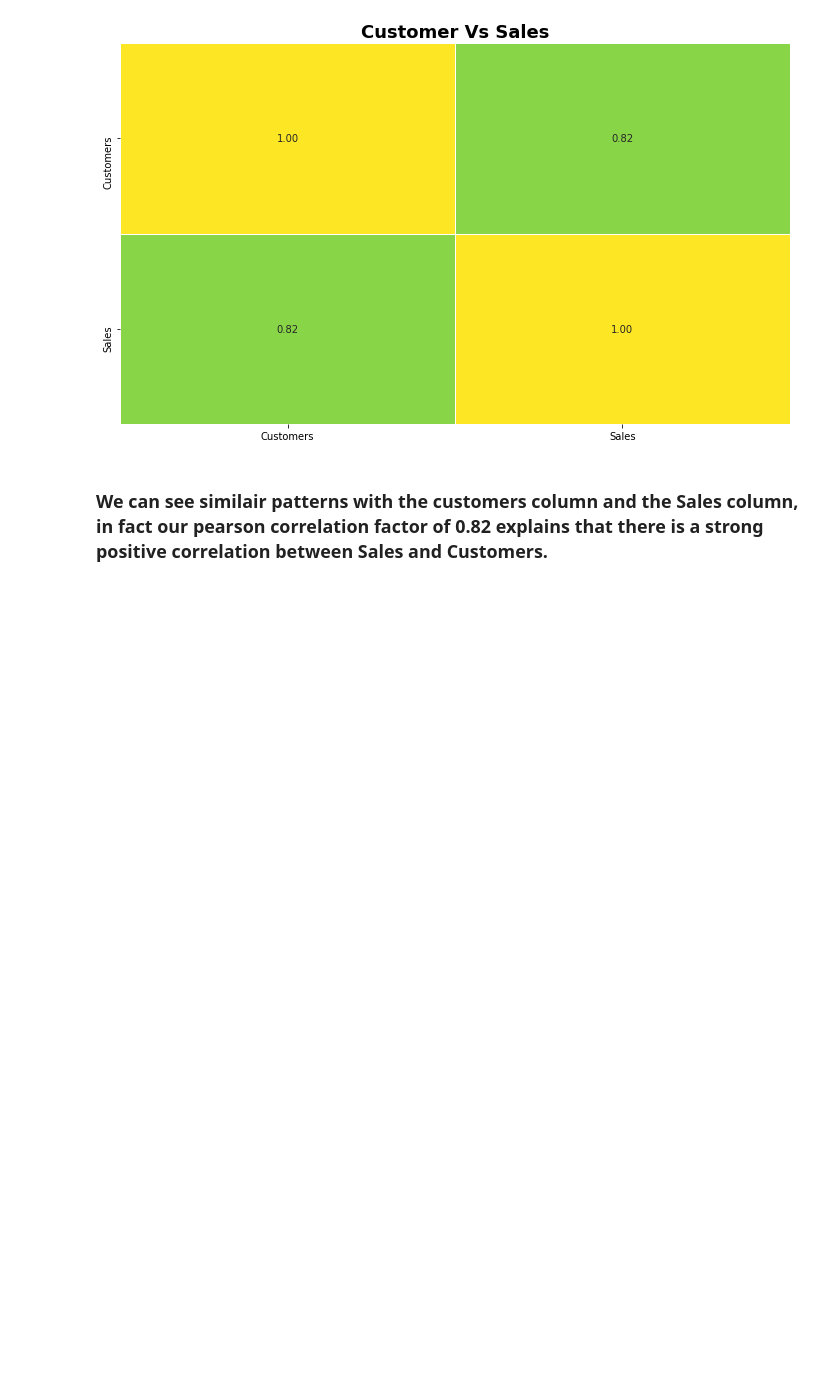
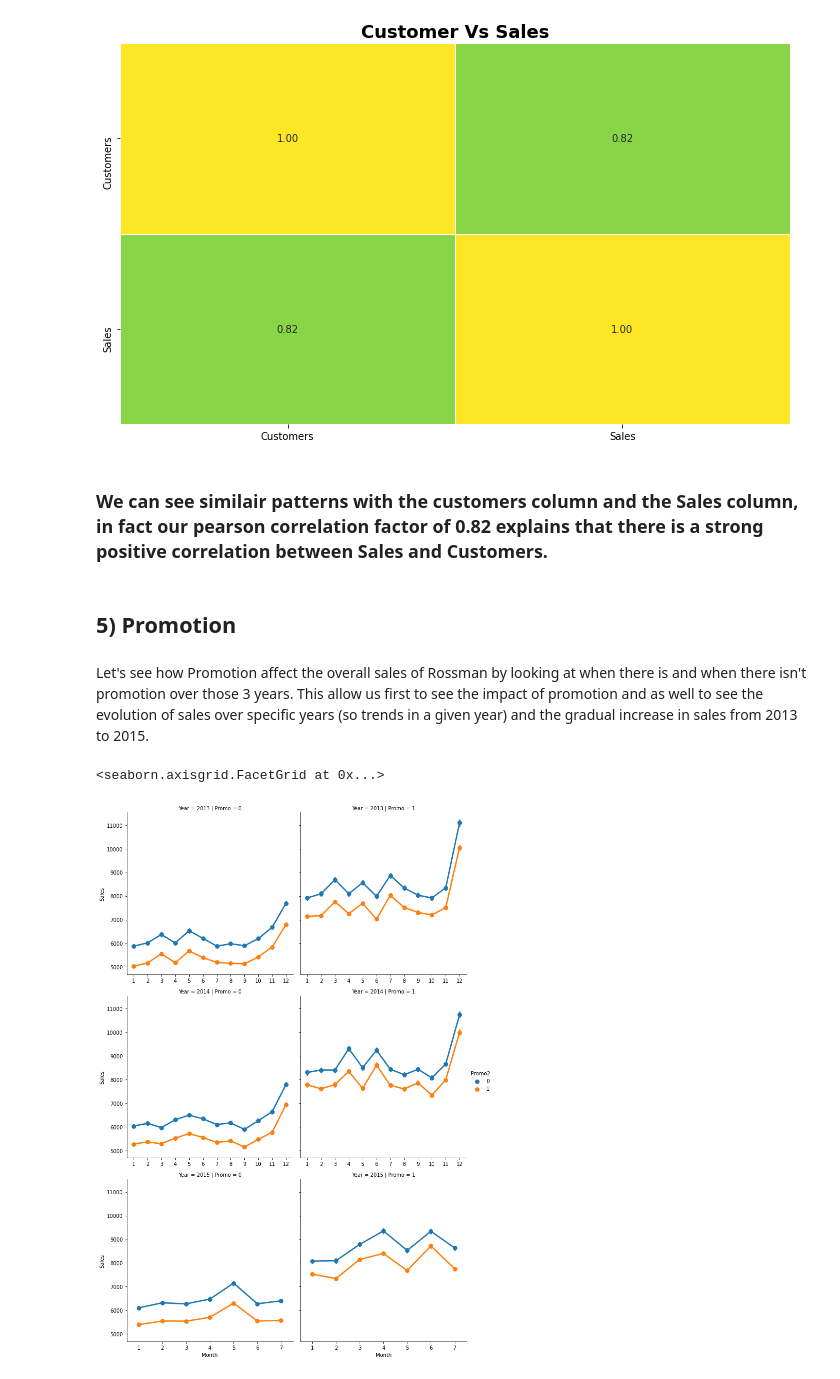
Before and after one commit to nebasam/Forecasting-Sales, a Jupyter notebook: notebooks/data_exploration.ipynb, the cells around one changed output. Saved outputs shown, nothing was run; the diff lists cells and outputs as text; code cells hidden in the pictures; blank space fills up the shorter version.

Commit message:
computes sales vs promo

```diff
--- a/notebooks/data_exploration.ipynb
+++ b/notebooks/data_exploration.ipynb
@@ -432,3 +432,16 @@ plot.plot_heatmap(cor, 'Customer Vs Sales')
 [figure]
 # %% [markdown]
 ### We can see similair patterns with the customers column and the Sales column, in fact our pearson correlation factor of 0.82 explains that there is a strong positive correlation between Sales and Customers.
+# %% [markdown]
+## 5) Promotion
+# %% [markdown]
+Let's see how Promotion affect the overall sales of Rossman by looking at when there is and when there isn't promotion over those 3 years. This allow us first to see the impact of promotion and as well to see the evolution of sales over specific years (so trends in a given year) and the gradual increase in sales from 2013 to 2015.
+# %%
+# creating month and year columns
+df_train_store['Month']=df_train_store.Date.dt.month
+df_train_store['Year']=df_train_store.Date.dt.year
+# %%
+sns.factorplot(data = df_train_store, x ="Month", y = 'Sales',col = 'Promo',  hue = 'Promo2', row = 'Year' ,sharex=False)
+# %% [output]
+<seaborn.axisgrid.FacetGrid at 0x...>
+[figure, added]
```
Also changed, not shown: parts of 8 cells of this notebook, 1 other file.
